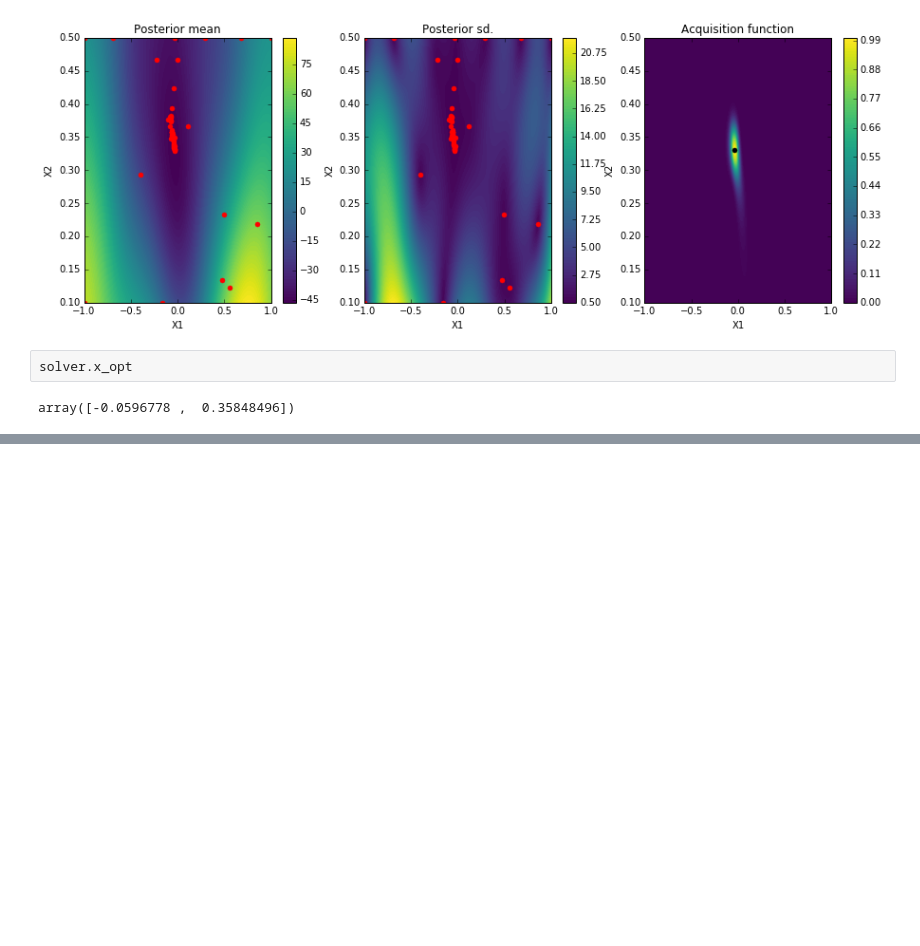
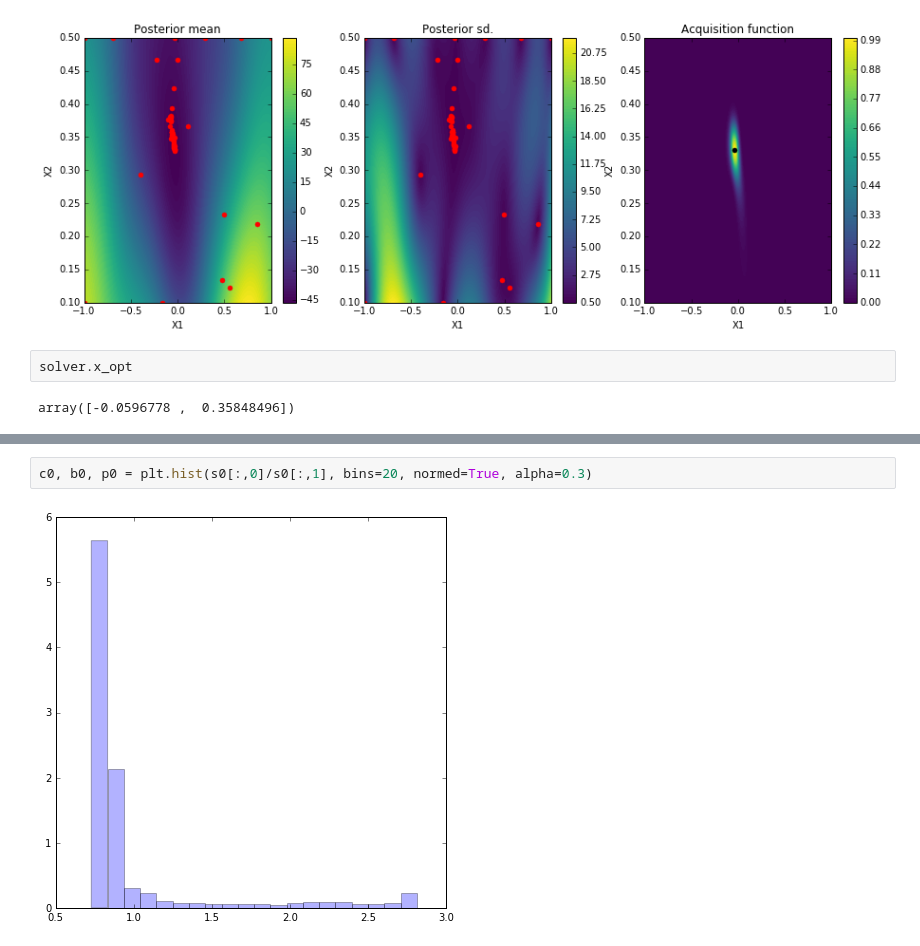
Before and after one commit to cranmer/carl-notebooks, a Jupyter notebook: Gaussian on flat background.ipynb, the cells around one changed output, grey strips where cells are left out. Saved outputs shown, nothing was run; the diff lists cells and outputs as text; blank space fills up the shorter version.

```diff
--- a/Gaussian on flat background.ipynb
+++ b/Gaussian on flat background.ipynb
@@ -336,0 +392,4 @@ array([-0.0596778 ,  0.35848496])
+# %%
+c0, b0, p0 = plt.hist(s0[:,0]/s0[:,1], bins=20, normed=True, alpha=0.3)
+# %% [output]
+[figure, added]
```
Also changed, not shown: parts of 17 cells of this notebook, 1 other file.
